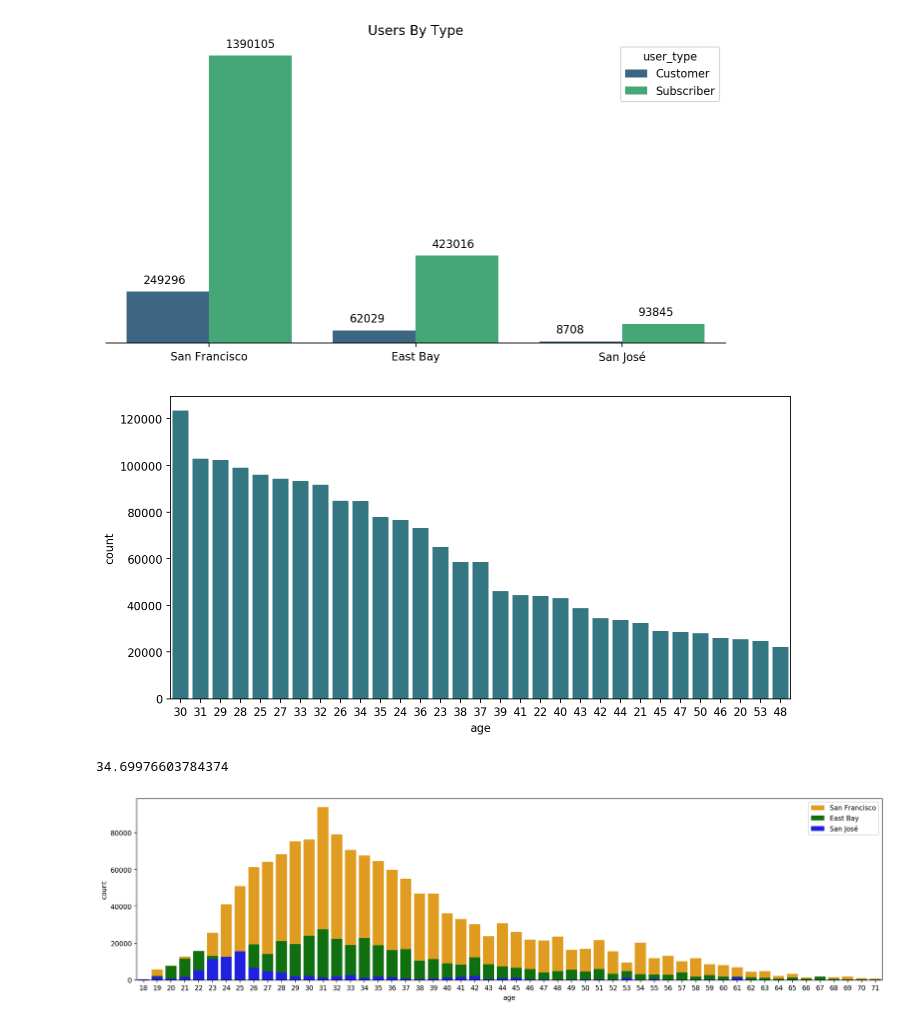
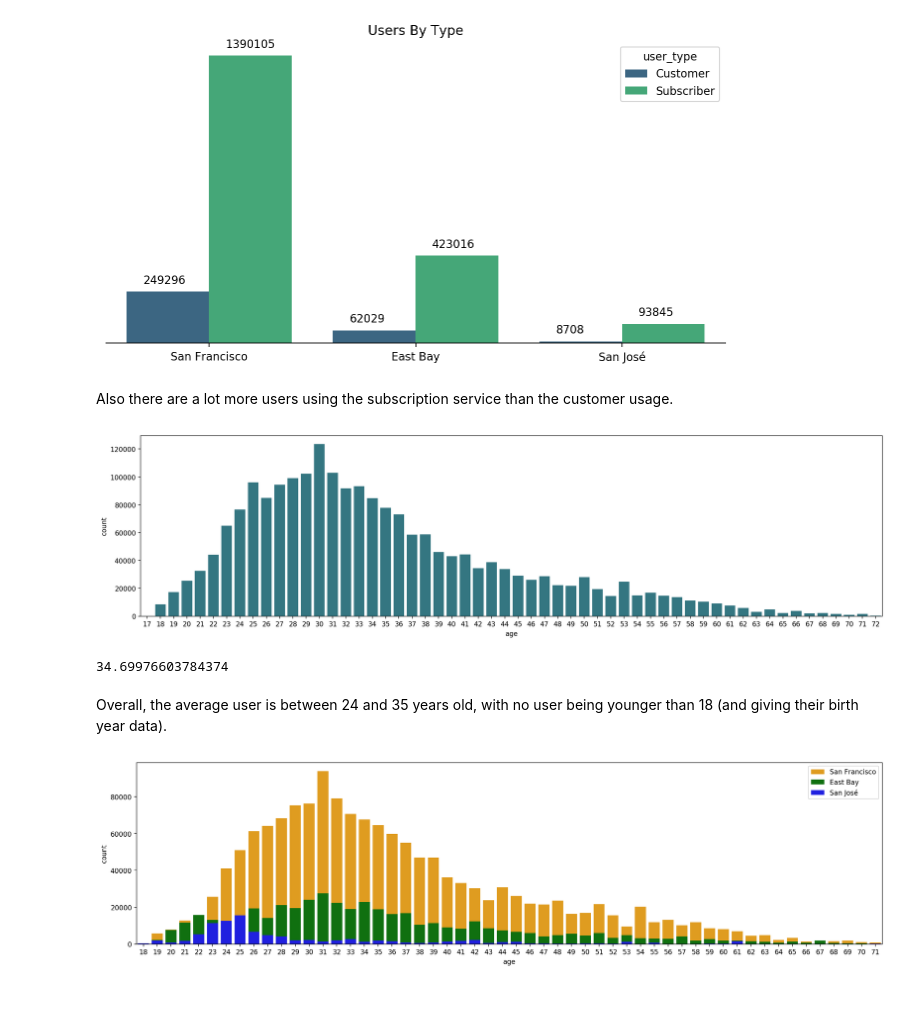
Before and after one commit to chrislicodes/udacity-data-analyst-nanodegree, a Jupyter notebook: P4-Communicate-Data-Findings/Communicate Data Findings.ipynb, the cells around one changed output. Saved outputs shown, nothing was run; the diff lists cells and outputs as text; code cells hidden in the pictures.

Commit message:
polished, added and removed some graphs, added comments

```diff
--- a/P4-Communicate-Data-Findings/Communicate Data Findings.ipynb
+++ b/P4-Communicate-Data-Findings/Communicate Data Findings.ipynb
@@ -722,7 +720,7 @@ Now that this is done, we can visualize this data on a map. This can happen with
 # %% [markdown]
 Now we will map the labels with the original names.
 # %%
-mapping = {0: "East Bay", 1: "San José", 2: "San Francisco"}
+mapping = {0: "San Francisco", 1: "San José", 2: "East Bay"}
 # %%
 df_station_names["label_name"] = df_station_names["label"].map(mapping)
 # %%
@@ -1179,18 +1210,20 @@ plt.title("Users By Type");
 plt.xlabel("");
 # %% [output]
 [figure]
+# %% [markdown]
+Also there are a lot more users using the subscription service than the customer usage.
 # %%
-value_ct = df.query("age != 2018").age.value_counts().iloc[:31]
-
-fig, ax = plt.subplots(figsize = (10,5), dpi = 80)
+fig, ax = plt.subplots(figsize = (20,5), dpi = 80)
 color = sns.color_palette("viridis")[2]
-sns.countplot(x = "age", data = df.query("age != 2018"), order=value_ct.index, color = color);
+sns.countplot(x = "age", data = df.query("age != 2018 and age < 73").sort_values("age"), color = color);
 # %% [output]
-[figure, old version]
+[figure, new version]
 # %%
 df.query("age != 2018").age.mean()
 # %% [output]
 34.69976603784374
+# %% [markdown]
+Overall, the average user is between 24 and 35 years old, with no user being younger than 18 (and giving their birth year data).
 # %%
 fig, ax = plt.subplots(figsize = (20,5), dpi = 80)
 color = sns.color_palette("viridis")[2]
```
Also changed, not shown: parts of 78 cells of this notebook.
